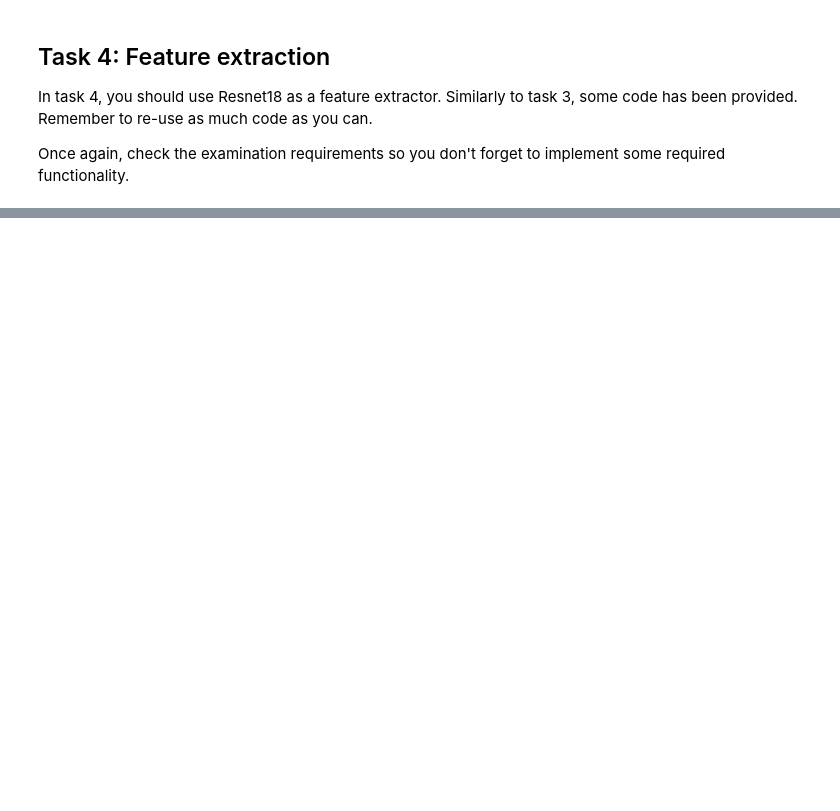
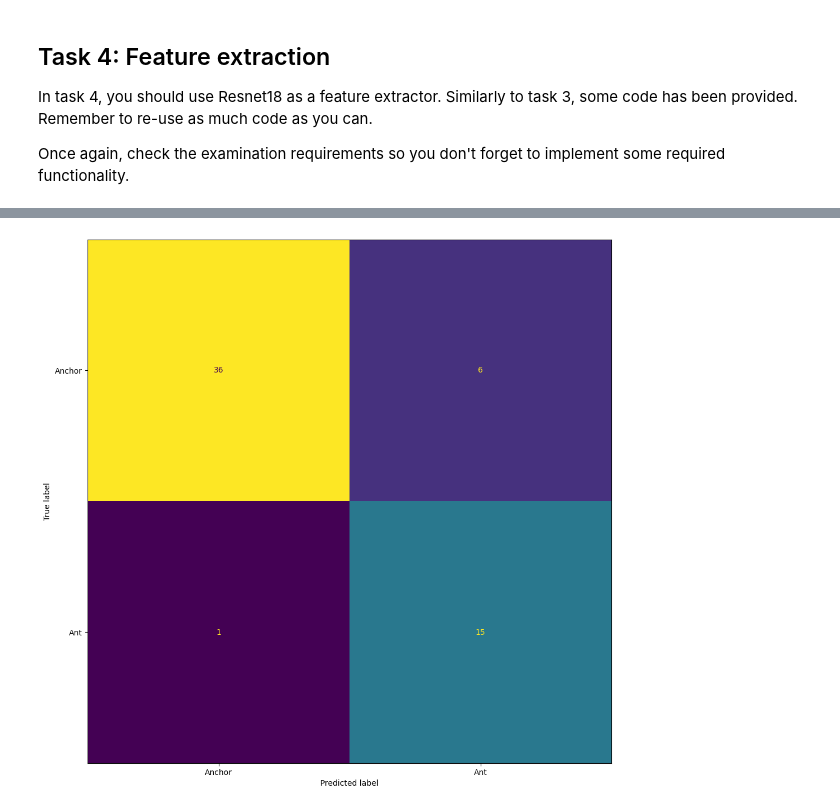
Before and after one commit to afy/d7046e-ann3, a Jupyter notebook: ANN-Exercise-3-group1.ipynb, the cells around one changed output, grey strips where cells are left out. Cells and saved outputs as stored; diff of their text form; code cells hidden in the pictures; blank space fills up the shorter version.

```diff
--- a/ANN-Exercise-3-group1.ipynb
+++ b/ANN-Exercise-3-group1.ipynb
@@ -458,7 +450,7 @@ criterion_fe = nn.CrossEntropyLoss()
 optimizer_fe = optim.Adam(filter(lambda p : p.requires_grad, model_fe.parameters()), lr=LEARNING_RATE)
 
 # Train the model for feature extraction
-train_loader_4, val_loader_4, test_loader_4 = load_datasets(task=4, batch_size=BATCH_SIZE, shuffle=SHUFFLE_DATASETS)
+train_loader_4, val_loader_4, test_loader_4 = load_datasets(task=4, batch_size=BATCH_SIZE)
 trained_model_fe, tr_a, v_a = train_model(
     model_fe,
     criterion_fe,
@@ -490,0 +483 @@ Final test Accuracy: 97.62%
+[figure, added]
```
Also changed, not shown: parts of 4 cells of this notebook.
